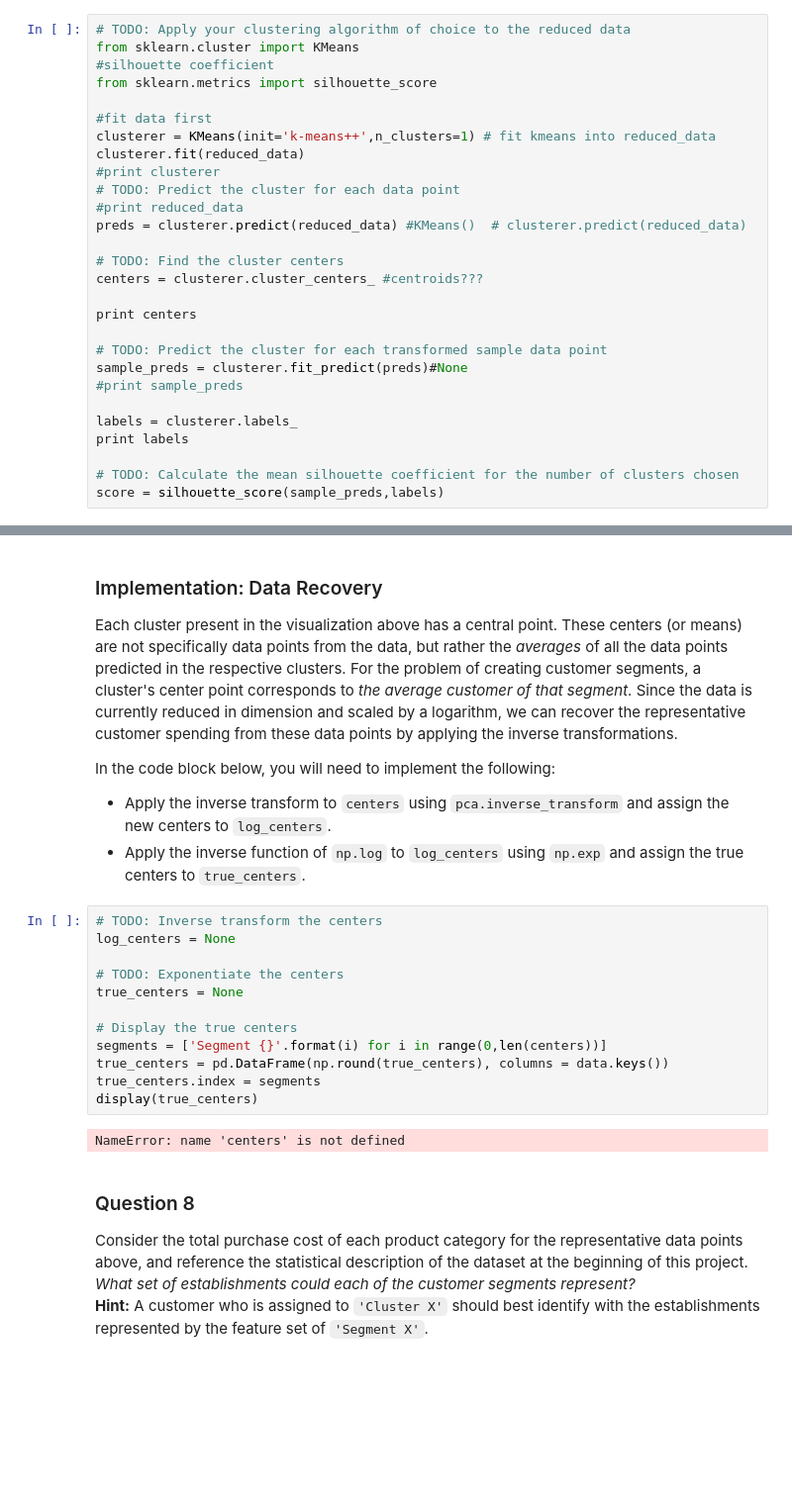
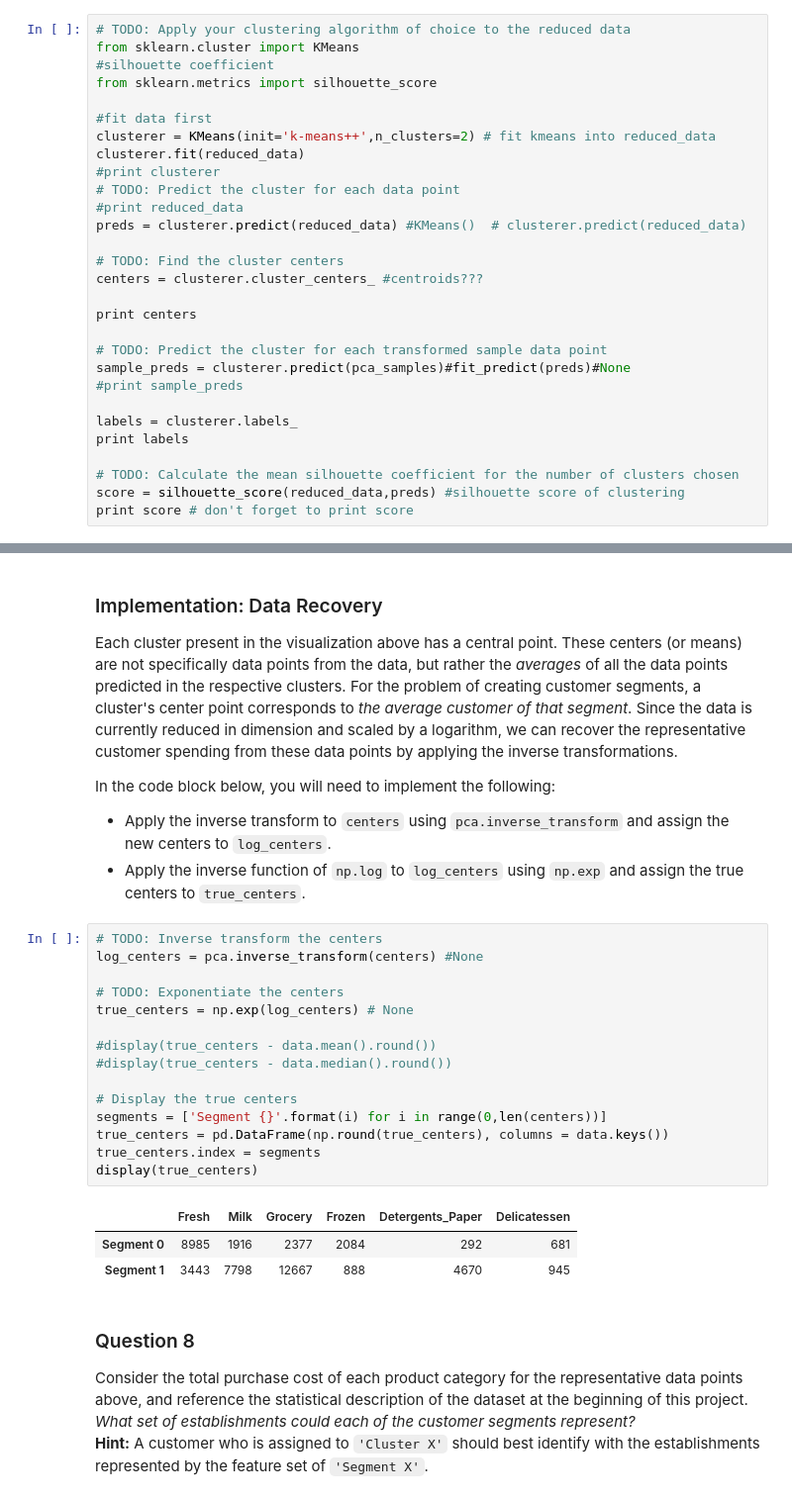
Before and after one commit to jreyles/mlnd, a Jupyter notebook: creating_customer_segments/customer_segments.ipynb, the cells around one changed output, grey strips where cells are left out. Shown: that part at 99% size. Drawn from its saved outputs; the diff is of its cells as text; blank space fills up the shorter version.

Commit message:
updated customer segments ipynb

```diff
--- a/creating_customer_segments/customer_segments.ipynb
+++ b/creating_customer_segments/customer_segments.ipynb
@@ -330,7 +390,7 @@ from sklearn.cluster import KMeans
 from sklearn.metrics import silhouette_score
 
 #fit data first
-clusterer = KMeans(init='k-means++',n_clusters=1) # fit kmeans into reduced_data
+clusterer = KMeans(init='k-means++',n_clusters=2) # fit kmeans into reduced_data
 clusterer.fit(reduced_data)
 #print clusterer
 # TODO: Predict the cluster for each data point
@@ -343,12 +403,13 @@ centers = clusterer.cluster_centers_ #centroids???
 print centers
 
 # TODO: Predict the cluster for each transformed sample data point
-sample_preds = clusterer.fit_predict(preds)#None
+sample_preds = clusterer.predict(pca_samples)#fit_predict(preds)#None
 #print sample_preds
 
 labels = clusterer.labels_
 print labels
 
 # TODO: Calculate the mean silhouette coefficient for the number of clusters chosen
-score = silhouette_score(sample_preds,labels)
+score = silhouette_score(reduced_data,preds) #silhouette score of clustering
+print score # don't forget to print score
 # %% [output]
@@ -377,18 +461,23 @@ In the code block below, you will need to implement the following:
  - Apply the inverse function of `np.log` to `log_centers` using `np.exp` and assign the true centers to `true_centers`.
 # %%
 # TODO: Inverse transform the centers
-log_centers = None
+log_centers = pca.inverse_transform(centers) #None
 
 # TODO: Exponentiate the centers
-true_centers = None
+true_centers = np.exp(log_centers) # None
+
+#display(true_centers - data.mean().round())
+#display(true_centers - data.median().round())
 
 # Display the true centers
 segments = ['Segment {}'.format(i) for i in range(0,len(centers))]
 true_centers = pd.DataFrame(np.round(true_centers), columns = data.keys())
 true_centers.index = segments
 display(true_centers)
 # %% [output]
-NameError: name 'centers' is not defined
+|  | Fresh | Milk | Grocery | Frozen | Detergents_Paper | Delicatessen |
+| Segment 0 | 8985 | 1916 | 2377 | 2084 | 292 | 681 |
+| Segment 1 | 3443 | 7798 | 12667 | 888 | 4670 | 945 |
 # %% [markdown]
 ### Question 8
 Consider the total purchase cost of each product category for the representative data points above, and reference the statistical description of the dataset at the beginning of this project. *What set of establishments could each of the customer segments represent?*
```
Also changed, not shown: parts of 24 cells of this notebook.
